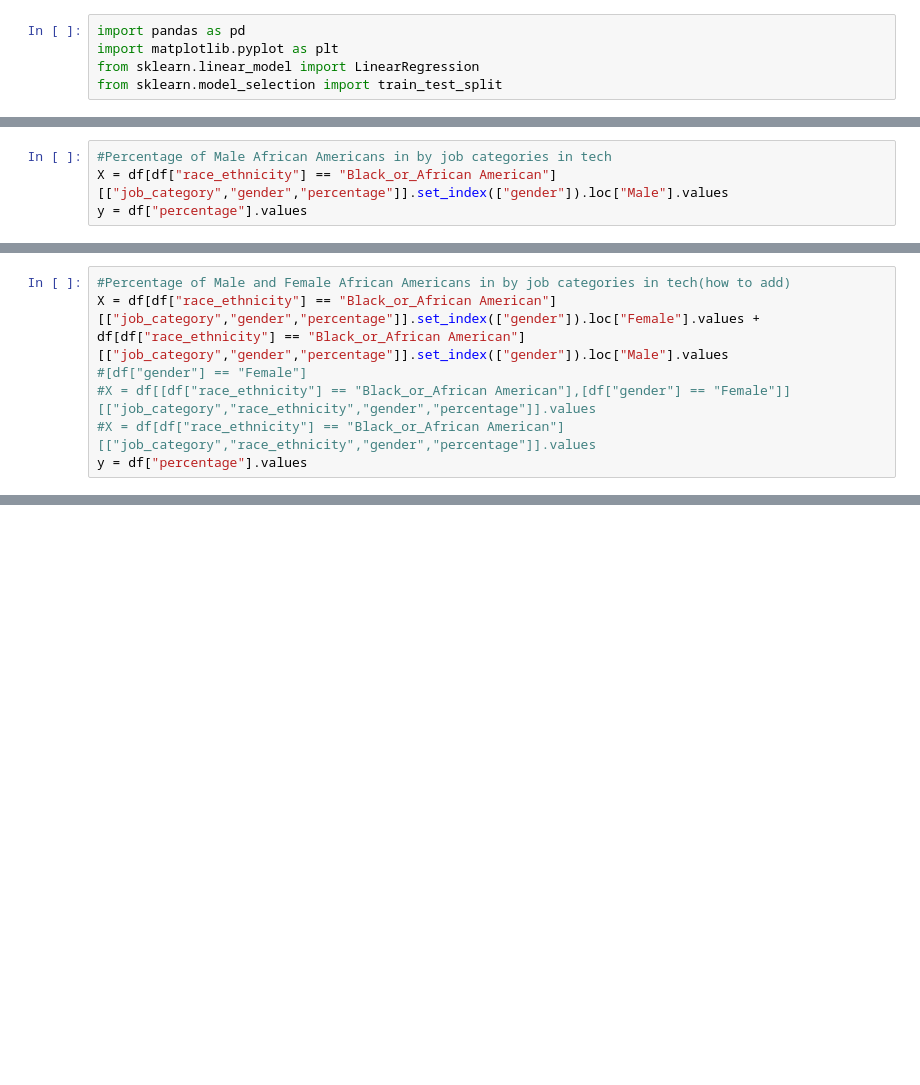
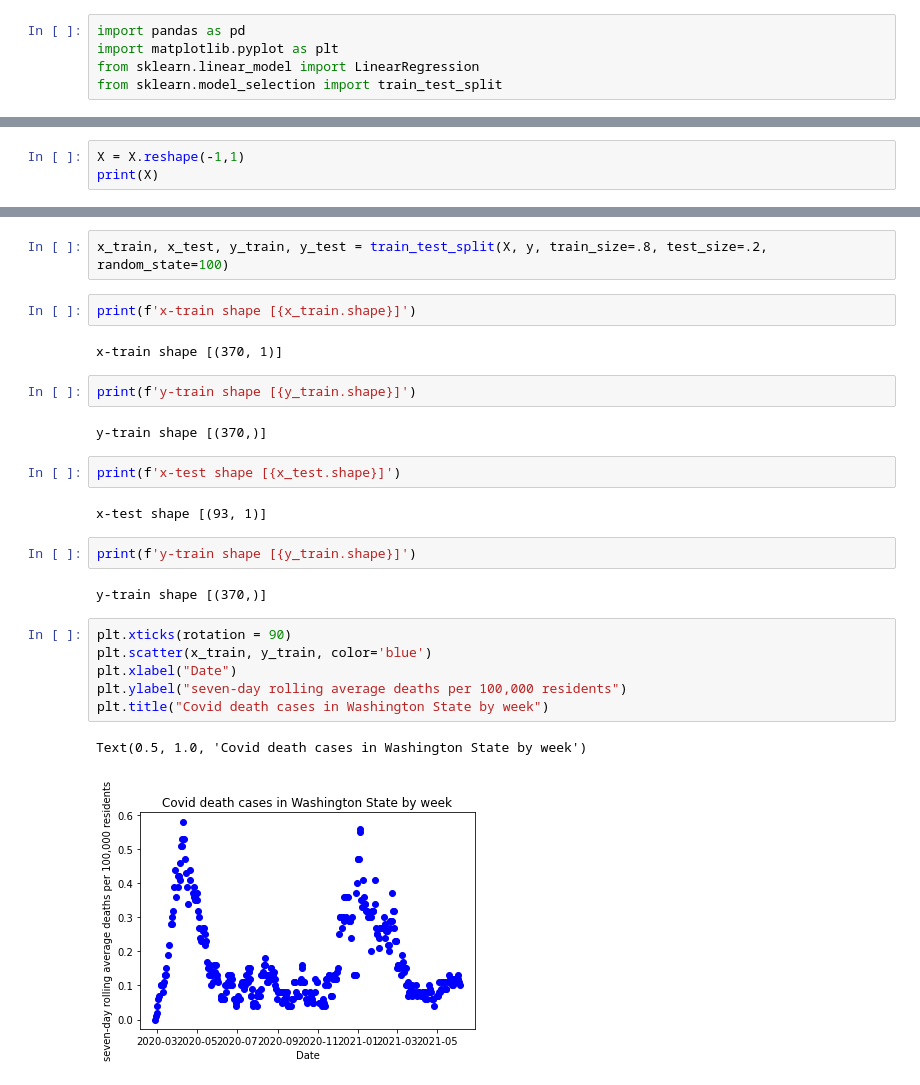
Before and after one commit to WondwosenTsige/linear-regression, a Jupyter notebook: regression.ipynb, the cells around one changed output, grey strips where cells are left out. Saved outputs shown, nothing was run; the diff lists cells and outputs as text; blank space fills up the shorter version.

```diff
--- a/regression.ipynb
+++ b/regression.ipynb
@@ -47,4 +97,0 @@ array([['All workers', 1.761331118],
-# %%
-#Percentage of Male African Americans in by job categories in tech
-X = df[df["race_ethnicity"] == "Black_or_African American"][["job_category","gender","percentage"]].set_index(["gender"]).loc["Male"].values
-y = df["percentage"].values
@@ -58,7 +97,0 @@ array([['All workers', 2.686417389],
-# %%
-#Percentage of Male and Female African Americans in by job categories in tech(how to add)
-X = df[df["race_ethnicity"] == "Black_or_African American"][["job_category","gender","percentage"]].set_index(["gender"]).loc["Female"].values + df[df["race_ethnicity"] == "Black_or_African American"][["job_category","gender","percentage"]].set_index(["gender"]).loc["Male"].values
-#[df["gender"] == "Female"]
-#X = df[[df["race_ethnicity"] == "Black_or_African American"],[df["gender"] == "Female"]][["job_category","race_ethnicity","gender","percentage"]].values
-#X = df[df["race_ethnicity"] == "Black_or_African American"][["job_category","race_ethnicity","gender","percentage"]].values
-y = df["percentage"].values
@@ -77,0 +118,3 @@ array([['All workers', 'Male', 2.686417389],
+# %%
+X = X.reshape(-1,1)
+print(X)
@@ -77,0 +139,27 @@ array([['All workers', 'Male', 2.686417389],
+# %%
+x_train, x_test, y_train, y_test = train_test_split(X, y, train_size=.8, test_size=.2, random_state=100)
+# %%
+print(f'x-train shape [{x_train.shape}]')
+# %% [output]
+x-train shape [(370, 1)]
+# %%
+print(f'y-train shape [{y_train.shape}]')
+# %% [output]
+y-train shape [(370,)]
+# %%
+print(f'x-test shape [{x_test.shape}]')
+# %% [output]
+x-test shape [(93, 1)]
+# %%
+print(f'y-train shape [{y_train.shape}]')
+# %% [output]
+y-train shape [(370,)]
+# %%
+plt.xticks(rotation = 90)
+plt.scatter(x_train, y_train, color='blue')
+plt.xlabel("Date")
+plt.ylabel("seven-day rolling average deaths per 100,000 residents")
+plt.title("Covid death cases in Washington State by week")
+# %% [output]
+Text(0.5, 1.0, 'Covid death cases in Washington State by week')
+[figure, added]
```
Also changed, not shown: parts of 15 cells of this notebook, 2 other files.
